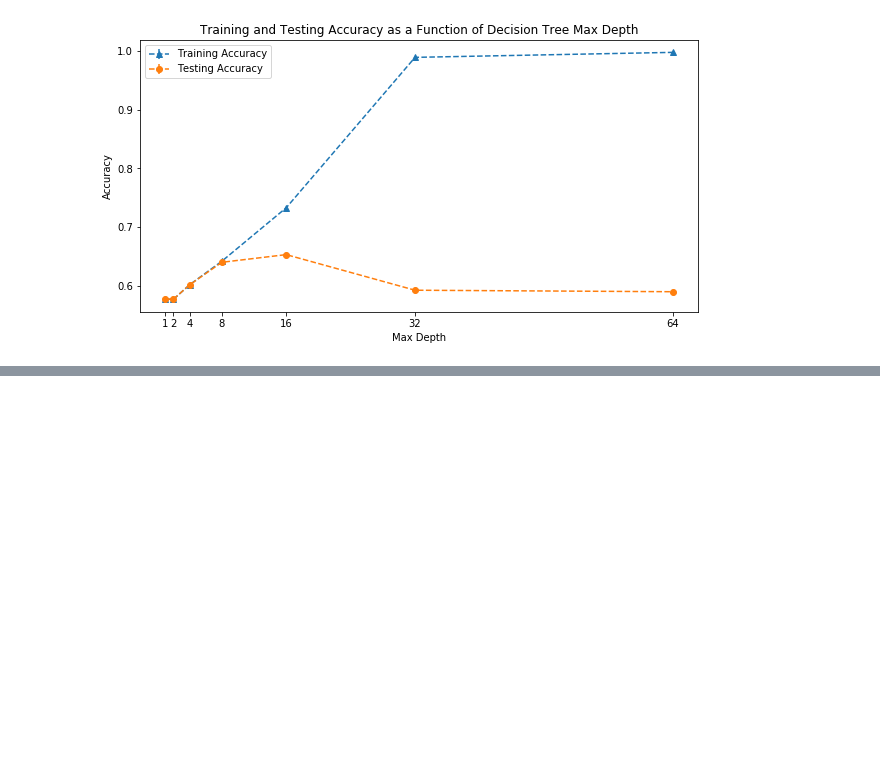
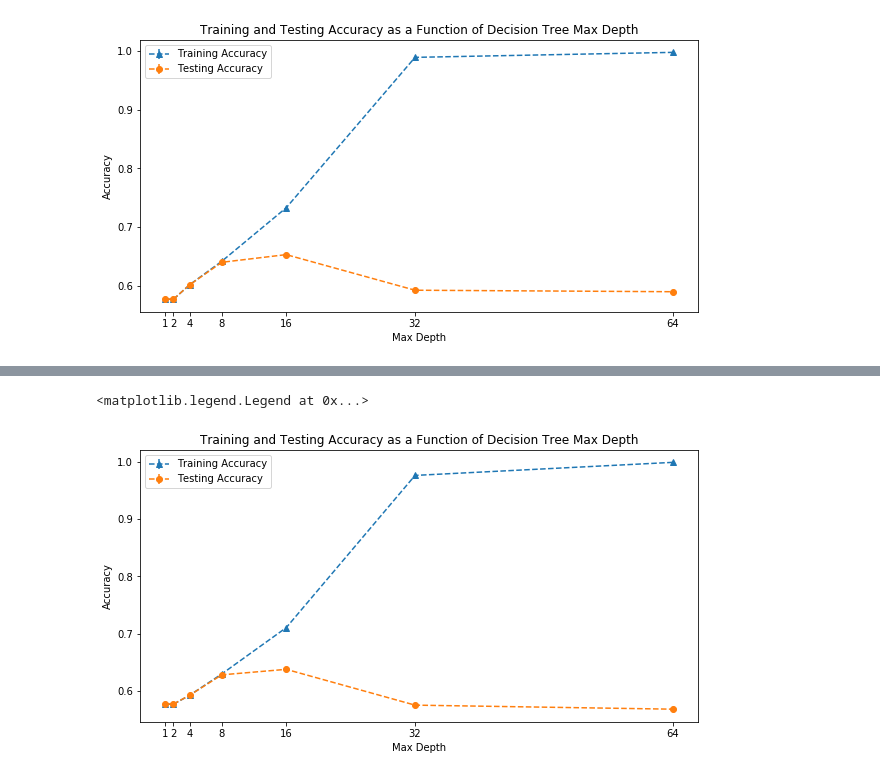
Before and after one commit to li-mc/wildfire_data, a Jupyter notebook: model_test_1.ipynb, the cells around one changed output, grey strips where cells are left out. Saved outputs shown, nothing was run; the diff lists cells and outputs as text; code cells hidden in the pictures; blank space fills up the shorter version.

Commit message:
add additional plot

```diff
--- a/model_test_1.ipynb
+++ b/model_test_1.ipynb
@@ -100,0 +104,3 @@ plt.legend()
+# %%
+y = data['FIRE_SIZE_CLASS']
+X = data.drop(columns=['FIRE_SIZE_CLASS'])
@@ -100,0 +109,40 @@ plt.legend()
+# %%
+md = [1, 2, 4,8, 16, 32, 64]
+rand_state = [1, 2, 3, 4, 5]
+# %%
+import numpy as np
+
+train_accuracy = []
+test_accuracy = []
+
+for i in md:
+    ta = []
+    tsa = []
+    for j in rand_state:
+        X_train, X_test, y_train, y_test = train_test_split(X, y, test_size=0.33, random_state=j)
+        clf = DecisionTreeClassifier(random_state=j, max_depth=i)
+        clf = clf.fit(X_train, y_train)
+        y_train_predict = clf.predict(X_train)
+        y_test_predict = clf.predict(X_test)
+        ta.append((accuracy_score(y_train, y_train_predict)))
+        tsa.append((accuracy_score(y_test, y_test_predict)))
+    train_accuracy.append(ta)
+    test_accuracy.append(tsa)
+# %%
+train_mean = np.mean(train_accuracy,1)
+train_std = np.std(train_accuracy, 1)
+test_mean = np.mean(test_accuracy, 1)
+test_std = np.std(test_accuracy, 1)
+# %%
+plt.figure(figsize=(10,5))
+
+plt.errorbar(md, train_mean, yerr=train_std, linestyle='dashed', marker='^', label='Training Accuracy')
+plt.errorbar(md, test_mean, yerr=test_std, linestyle='dashed', marker='o', label='Testing Accuracy')
+plt.title('Training and Testing Accuracy as a Function of Decision Tree Max Depth')
+plt.ylabel('Accuracy')
+plt.xlabel('Max Depth')
+plt.xticks(md, md)
+plt.legend()
+# %% [output]
+<matplotlib.legend.Legend at 0x...>
+[figure, added]
```
Also changed, not shown: parts of 7 cells of this notebook, 2 other files.
